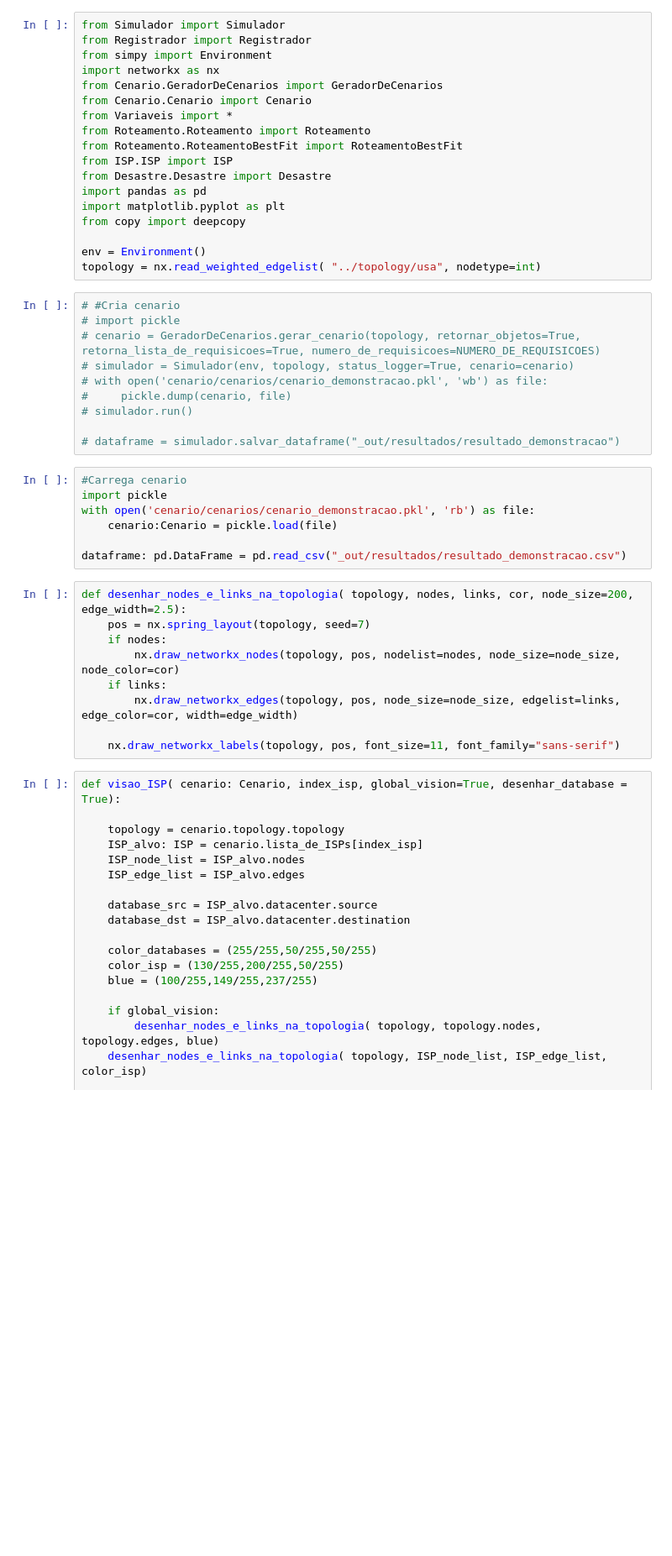
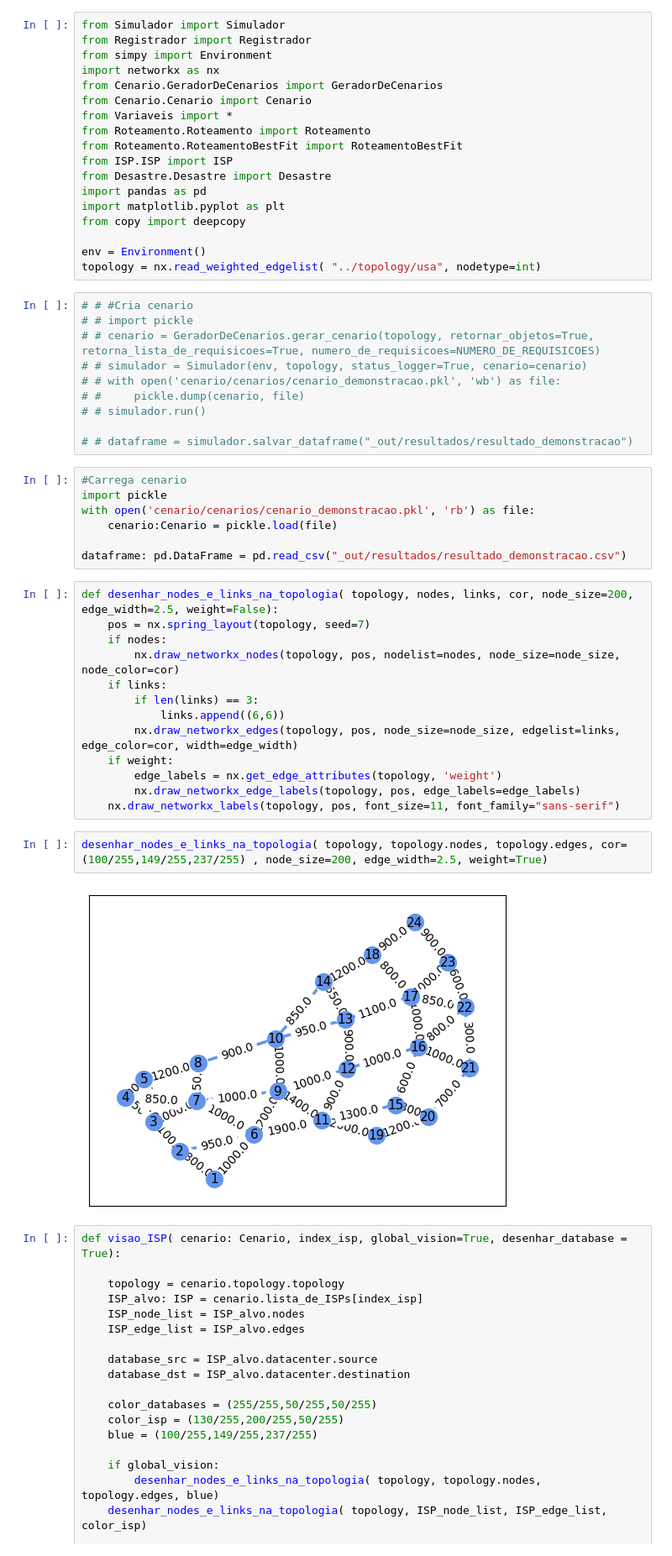
Before and after one commit to Claudiof5/simulador-EON-pre-Desastre, a Jupyter notebook: simulador/simulador/criação_ranqueador_de_alocação.ipynb, the cells around one changed output. Shown at 84% size. Drawn from its saved outputs; the diff is of its cells as text; blank space fills up the shorter version.

```diff
--- a/simulador/simulador/criação_ranqueador_de_alocação.ipynb
+++ b/simulador/simulador/criação_ranqueador_de_alocação.ipynb
@@ -17,15 +17,15 @@ from copy import deepcopy
 env = Environment()
 topology = nx.read_weighted_edgelist( "../topology/usa", nodetype=int)
 # %%
-# #Cria cenario
-# import pickle
-# cenario = GeradorDeCenarios.gerar_cenario(topology, retornar_objetos=True, retorna_lista_de_requisicoes=True, numero_de_requisicoes=NUMERO_DE_REQUISICOES)
-# simulador = Simulador(env, topology, status_logger=True, cenario=cenario)
-# with open('cenario/cenarios/cenario_demonstracao.pkl', 'wb') as file:
-#     pickle.dump(cenario, file)
-# simulador.run()
+# # #Cria cenario
+# # import pickle
+# # cenario = GeradorDeCenarios.gerar_cenario(topology, retornar_objetos=True, retorna_lista_de_requisicoes=True, numero_de_requisicoes=NUMERO_DE_REQUISICOES)
+# # simulador = Simulador(env, topology, status_logger=True, cenario=cenario)
+# # with open('cenario/cenarios/cenario_demonstracao.pkl', 'wb') as file:
+# #     pickle.dump(cenario, file)
+# # simulador.run()
 
-# dataframe = simulador.salvar_dataframe("_out/resultados/resultado_demonstracao")
+# # dataframe = simulador.salvar_dataframe("_out/resultados/resultado_demonstracao")
 # %%
 #Carrega cenario
 import pickle
@@ -34,14 +34,22 @@ with open('cenario/cenarios/cenario_demonstracao.pkl', 'rb') as file:
 
 dataframe: pd.DataFrame = pd.read_csv("_out/resultados/resultado_demonstracao.csv")
 # %%
-def desenhar_nodes_e_links_na_topologia( topology, nodes, links, cor, node_size=200, edge_width=2.5):
+def desenhar_nodes_e_links_na_topologia( topology, nodes, links, cor, node_size=200, edge_width=2.5, weight=False):
     pos = nx.spring_layout(topology, seed=7)
     if nodes:
         nx.draw_networkx_nodes(topology, pos, nodelist=nodes, node_size=node_size, node_color=cor)
     if links:
+        if len(links) == 3:
+            links.append((6,6))
         nx.draw_networkx_edges(topology, pos, node_size=node_size, edgelist=links, edge_color=cor, width=edge_width)
-
+    if weight:
+        edge_labels = nx.get_edge_attributes(topology, 'weight')
+        nx.draw_networkx_edge_labels(topology, pos, edge_labels=edge_labels)
     nx.draw_networkx_labels(topology, pos, font_size=11, font_family="sans-serif")
+# %%
+desenhar_nodes_e_links_na_topologia( topology, topology.nodes, topology.edges, cor=(100/255,149/255,237/255) , node_size=200, edge_width=2.5, weight=True)
+# %% [output]
+[figure, added]
 # %%
 def visao_ISP( cenario: Cenario, index_isp, global_vision=True, desenhar_database = True):
 
```
Also changed, not shown: parts of 4 cells of this notebook, 16 other files.
